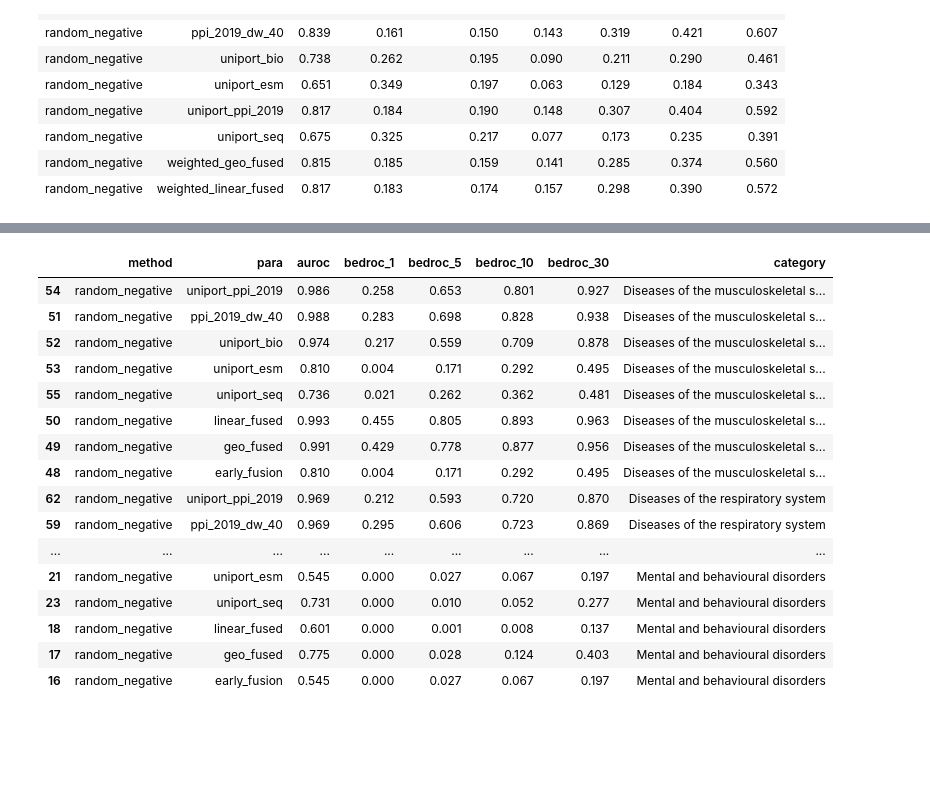
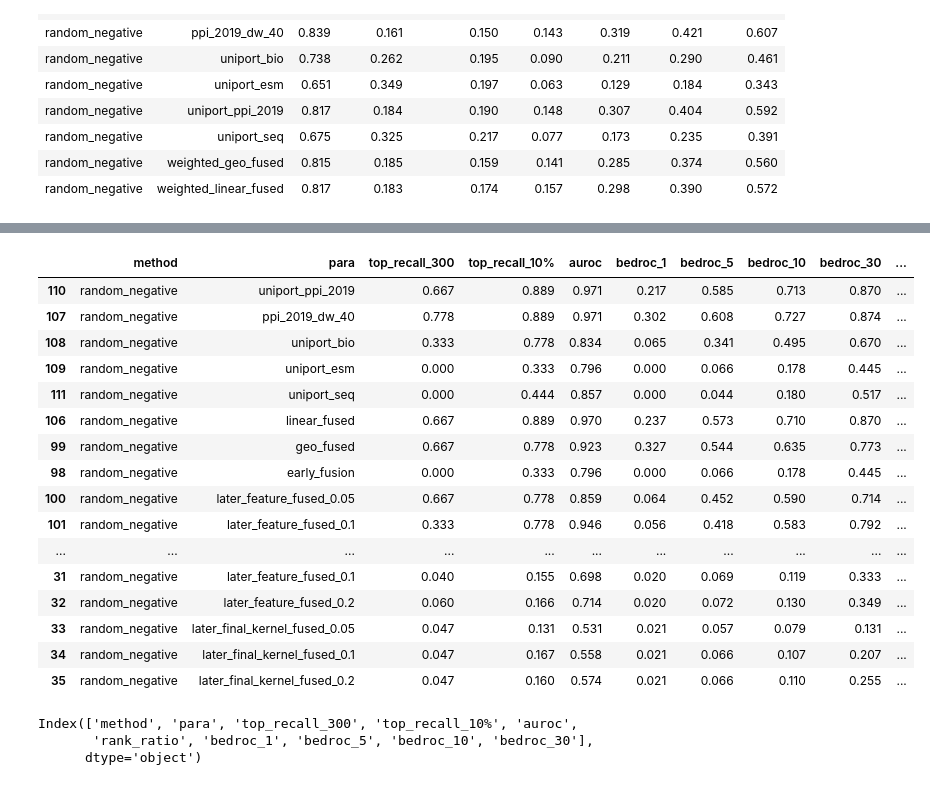
Before and after one commit to ZiyuZhang1/svm, a Jupyter notebook: codes/results_analysis_clear.ipynb, the cells around one changed output, grey strips where cells are left out. Saved outputs shown, nothing was run; the diff lists cells and outputs as text; code cells hidden in the pictures; blank space fills up the shorter version.

Commit message:
diffusion kernel, occ, all_fused

```diff
--- a/codes/results_analysis_clear.ipynb
+++ b/codes/results_analysis_clear.ipynb
@@ -64,10 +64,10 @@ def create_summary(results,col_name, fused):
                 'method': method,
                 'top_recall_25_mean': mean_values['top_recall_25'], 'top_recall_25_std': std_values['top_recall_25'],
                 'top_recall_300_mean': mean_values['top_recall_300'], 'top_recall_300_std': std_values['top_recall_300'],
-                'top_recall_10_mean': mean_values['top_recall_10%'], 'top_recall_10_std': std_values['top_recall_10%'],
+                'top_recall_10%_mean': mean_values['top_recall_10%'], 'top_recall_10%_std': std_values['top_recall_10%'],
                 'top_precision_10_mean': mean_values['top_precision_10%'], 'top_precision_10_std': std_values['top_precision_10%'],
                 'max_precision_10_mean': mean_values['max_precision_10%'], 'max_precision_10_std': std_values['max_precision_10%'],
-                'top_recall_30_mean': mean_values['top_recall_30%'], 'top_recall_10_std': std_values['top_recall_30%'],
+                'top_recall_30_mean': mean_values['top_recall_30%'], 'top_recall_30_std': std_values['top_recall_30%'],
                 'top_precision_30_mean': mean_values['top_precision_30%'], 'top_precision_10_std': std_values['top_precision_30%'],
                 'max_precision_30_mean': mean_values['max_precision_30%'], 'max_precision_10_std': std_values['max_precision_30%'],
                 'pm_0.5%': mean_values['pm_0.5%'], 'pm_0.5%_std': std_values['pm_0.5%'],
@@ -98,10 +98,10 @@ def create_summary(results,col_name, fused):
                 'para': paras[1],
                 'top_recall_25_mean': mean_values['top_recall_25'], 'top_recall_25_std': std_values['top_recall_25'],
                 'top_recall_300_mean': mean_values['top_recall_300'], 'top_recall_300_std': std_values['top_recall_300'],
-                'top_recall_10_mean': mean_values['top_recall_10%'], 'top_recall_10_std': std_values['top_recall_10%'],
+                'top_recall_10%_mean': mean_values['top_recall_10%'], 'top_recall_10%_std': std_values['top_recall_10%'],
                 'top_precision_10_mean': mean_values['top_precision_10%'], 'top_precision_10_std': std_values['top_precision_10%'],
                 'max_precision_10_mean': mean_values['max_precision_10%'], 'max_precision_10_std': std_values['max_precision_10%'],
-                'top_recall_30_mean': mean_values['top_recall_30%'], 'top_recall_10_std': std_values['top_recall_30%'],
+                'top_recall_30_mean': mean_values['top_recall_30%'], 'top_recall_30_std': std_values['top_recall_30%'],
                 'top_precision_30_mean': mean_values['top_precision_30%'], 'top_precision_10_std': std_values['top_precision_30%'],
                 'max_precision_30_mean': mean_values['max_precision_30%'], 'max_precision_10_std': std_values['max_precision_30%'],
                 'pm_0.5%': mean_values['pm_0.5%'], 'pm_0.5%_std': std_values['pm_0.5%'],
@@ -135,7 +135,7 @@ def show_table(root, ban_list, fnum, fused, input_weights):
             all_sum = create_summary(weight_df.drop(columns='weights'), ['method', 'para'], fused=True)
             show_df = all_sum.sort_values(by='method', ascending=True) \
                 .loc[:, all_sum.columns.str.contains(
-                    'method|para|auroc_mean|bedroc_1_mean|bedroc_5_mean|bedroc_10_mean|bedroc_30_mean|rank_ratio', case=False)] \
+                    'method|para|top_recall_300_mean|top_recall_10%_mean|auroc_mean|rank_ratio_mean|bedroc_1_mean|bedroc_5_mean|bedroc_10_mean|bedroc_30_mean', case=False)] \
                 .round(3).rename(columns=lambda x: x.replace('_mean', ''))
             display(HTML(show_df.to_html(index=False).replace('<table', '<table style="font-size:13px; white-space:nowrap;"')))
             return weight_df, show_df
@@ -143,7 +143,7 @@ def show_table(root, ban_list, fnum, fused, input_weights):
             all_sum = create_summary(final_result, ['method', 'para'], fused=True)
             show_df = all_sum.sort_values(by='method', ascending=True) \
                 .loc[:, all_sum.columns.str.contains(
-                    'method|para|auroc_mean|bedroc_1_mean|bedroc_5_mean|bedroc_10_mean|bedroc_30_mean| rank_ratio', case=False)] \
+                    'method|para|top_recall_300_mean|top_recall_10%_mean|auroc_mean|bedroc_1_mean|bedroc_5_mean|bedroc_10_mean|bedroc_30_mean|rank_ratio', case=False)] \
                 .round(3).rename(columns=lambda x: x.replace('_mean', ''))
             display(HTML(show_df.to_html(index=False).replace('<table', '<table style="font-size:13px; white-space:nowrap;"')))
             return final_result, show_df
@@ -220,7 +220,7 @@ def disease_catygory(results):
     final_df['category'] = pd.Categorical(final_df['category'], categories=category_order, ordered=True)
 
     show_df = final_df.sort_values(by=['category', 'auroc_mean'], ascending=[True, False]) \
-        .loc[:, final_df.columns.str.contains('method|auroc_mean|bedroc_1_mean|bedroc_5_mean|bedroc_10_mean|bedroc_30_mean|category', case=False)] \
+        .loc[:, final_df.columns.str.contains('method|para|top_recall_300_mean|top_recall_10%_mean|auroc_mean|rank_ratio_mean |bedroc_1_mean|bedroc_5_mean|bedroc_10_mean|bedroc_30_mean', case=False)] \
         .round(3) \
         .rename(columns=lambda x: x.replace('_mean', ''))
 
@@ -508,14 +559,30 @@ full_fused_2019 = full_fused_2019.round(3)
 # full_fused_2019 = full_fused_2019.rename(columns={'para': 'feature'})
 # feature_order = ['DL']
 
+# feature_order = ['uniport_ppi_2019', 'ppi_2019_dw_40', 'uniport_bio', 'uniport_esm', 'uniport_seq',
+#                  'linear_fused', 'geo_fused']
+
+# feature_order = ['uniport_ppi_2019', 'ppi_2019_dw_40', 'uniport_bio', 'uniport_esm', 'uniport_seq',
+#                  'linear_fused', 'geo_fused',
+#                  'later_feature_fused_0.05','later_feature_fused_0.1', 'later_feature_fused_0.2',
+#                  'later_final_kernel_fused_0.05', 'later_final_kernel_fused_0.1','later_final_kernel_fused_0.2']
+
 feature_order = ['uniport_ppi_2019', 'ppi_2019_dw_40', 'uniport_bio', 'uniport_esm', 'uniport_seq',
-                 'linear_fused', 'geo_fused','early_fusion']
+                 'linear_fused', 'geo_fused','early_fusion',
+                 'later_feature_fused_0.05','later_feature_fused_0.1', 'later_feature_fused_0.2',
+                 'later_final_kernel_fused_0.05', 'later_final_kernel_fused_0.1','later_final_kernel_fused_0.2']
+
+# feature_order = ['uniport_ppi_2019', 'ppi_2019_dw_40', 'uniport_bio', 'uniport_esm', 'uniport_seq',
+#                  'linear_fused', 'geo_fused','early_fusion']
 
 # feature_order = ['uniport_ppi_2019', 'ppi_2019_dw_40', 'uniport_bio', 'uniport_esm', 'uniport_seq',
 #                  'linear_fused', 'geo_fused','weighted_linear_fused','weighted_geo_fused','early_fusion']
 
 # feature_order = ['uniport_ppi_2017', 'ppi_2017_dw_80', 'uniport_exp', 'uniport_esm', 'uniport_seq',
 #                  'linear_fused', 'geo_fused','early_fusion']
+
+# feature_order = ['uniport_ppi_2017', 'ppi_2017_dw_80', 'uniport_exp', 'uniport_esm', 'uniport_seq',
+#                  'linear_fused', 'geo_fused']
 
 # feature_order = ['uniport_ppi_2017', 'ppi_2017_dw_80', 'uniport_exp', 'uniport_esm', 'uniport_seq',
 #                  'linear_fused', 'geo_fused','weighted_linear_fused','weighted_geo_fused','early_fusion']
@@ -610,7 +677,7 @@ category_order = final_df.groupby('category', observed=True)['auroc_mean'].mean(
 final_df['category'] = pd.Categorical(final_df['category'], categories=category_order, ordered=True)
 
 show_df = final_df.sort_values(by=['category', 'auroc_mean'], ascending=[True, False]) \
-    .loc[:, final_df.columns.str.contains('method|para|auroc_mean|bedroc_1_mean|bedroc_5_mean|bedroc_10_mean|bedroc_30_mean|category', case=False)] \
+    .loc[:, final_df.columns.str.contains('method|para|top_recall_300_mean|top_recall_10%_mean|auroc_mean|bedroc_1_mean|bedroc_5_mean|bedroc_10_mean|bedroc_30_mean|category', case=False)] \
     .round(3) \
     .rename(columns=lambda x: x.replace('_mean', ''))
 
@@ -631,56 +698,62 @@ base_colors = ['#ffdddd', '#dbf7db']
 category = show_df['category'].unique()
 color_map = {disease: base_colors[i % len(base_colors)] for i, disease in enumerate(category)}
 # %%
-target_cols = ['auroc', 'bedroc_1', 'bedroc_5', 'bedroc_10', 'bedroc_30']
+target_cols = ['top_recall_300','top_recall_10%','auroc', 'bedroc_1', 'bedroc_5', 'bedroc_10', 'bedroc_30']
 
 def combined_style2(df):
     styles = pd.DataFrame('', index=df.index, columns=df.columns)
 
     # Add background color row-wise
     for idx, row in df.iterrows():
         bg_color = color_map[row['category']]
         styles.loc[idx, :] = f'background-color: {bg_color};'
 
     # Highlight max in each group & each target column
     for category, group in df.groupby('category'):
         for col in target_cols:
             max_val = group[col].max()
             max_indices = group[group[col] == max_val].index
             for idx in max_indices:
                 styles.loc[idx, col] += ' color: red; font-weight: bold;'
 
     return styles
 
 
 numeric_cols = show_df.select_dtypes(include=['number']).columns
 
 # Apply styling and format ONLY numeric columns
 styled_df = (
     show_df.style
     .apply(combined_style2, axis=None)
     .format({col: "{:.3f}" for col in numeric_cols})
 )
 
 styled_df
 # styled_df.to_excel("/itf-fi-ml/shared/users/ziyuzh/svm/results/styled_2019_fused_weighted.xlsx", engine="openpyxl", index = False)
 # %% [output]
-|  | method | para | auroc | bedroc_1 | bedroc_5 | bedroc_10 | bedroc_30 | category |
-| 54 | random_negative | uniport_ppi_2019 | 0.986 | 0.258 | 0.653 | 0.801 | 0.927 | Diseases of the musculoskeletal s... |
-| 51 | random_negative | ppi_2019_dw_40 | 0.988 | 0.283 | 0.698 | 0.828 | 0.938 | Diseases of the musculoskeletal s... |
-| 52 | random_negative | uniport_bio | 0.974 | 0.217 | 0.559 | 0.709 | 0.878 | Diseases of the musculoskeletal s... |
-| 53 | random_negative | uniport_esm | 0.810 | 0.004 | 0.171 | 0.292 | 0.495 | Diseases of the musculoskeletal s... |
-| 55 | random_negative | uniport_seq | 0.736 | 0.021 | 0.262 | 0.362 | 0.481 | Diseases of the musculoskeletal s... |
-| 50 | random_negative | linear_fused | 0.993 | 0.455 | 0.805 | 0.893 | 0.963 | Diseases of the musculoskeletal s... |
-| 49 | random_negative | geo_fused | 0.991 | 0.429 | 0.778 | 0.877 | 0.956 | Diseases of the musculoskeletal s... |
-| 48 | random_negative | early_fusion | 0.810 | 0.004 | 0.171 | 0.292 | 0.495 | Diseases of the musculoskeletal s... |
-| 62 | random_negative | uniport_ppi_2019 | 0.969 | 0.212 | 0.593 | 0.720 | 0.870 | Diseases of the respiratory system |
-| 59 | random_negative | ppi_2019_dw_40 | 0.969 | 0.295 | 0.606 | 0.723 | 0.869 | Diseases of the respiratory system |
-| ... | ... | ... | ... | ... | ... | ... | ... | ... |
-| 21 | random_negative | uniport_esm | 0.545 | 0.000 | 0.027 | 0.067 | 0.197 | Mental and behavioural disorders |
-| 23 | random_negative | uniport_seq | 0.731 | 0.000 | 0.010 | 0.052 | 0.277 | Mental and behavioural disorders |
-| 18 | random_negative | linear_fused | 0.601 | 0.000 | 0.001 | 0.008 | 0.137 | Mental and behavioural disorders |
-| 17 | random_negative | geo_fused | 0.775 | 0.000 | 0.028 | 0.124 | 0.403 | Mental and behavioural disorders |
-| 16 | random_negative | early_fusion | 0.545 | 0.000 | 0.027 | 0.067 | 0.197 | Mental and behavioural disorders |
+|  | method | para | top_recall_300 | top_recall_10% | auroc | bedroc_1 | bedroc_5 | bedroc_10 | bedroc_30 | ... |
+| 110 | random_negative | uniport_ppi_2019 | 0.667 | 0.889 | 0.971 | 0.217 | 0.585 | 0.713 | 0.870 | ... |
+| 107 | random_negative | ppi_2019_dw_40 | 0.778 | 0.889 | 0.971 | 0.302 | 0.608 | 0.727 | 0.874 | ... |
+| 108 | random_negative | uniport_bio | 0.333 | 0.778 | 0.834 | 0.065 | 0.341 | 0.495 | 0.670 | ... |
+| 109 | random_negative | uniport_esm | 0.000 | 0.333 | 0.796 | 0.000 | 0.066 | 0.178 | 0.445 | ... |
+| 111 | random_negative | uniport_seq | 0.000 | 0.444 | 0.857 | 0.000 | 0.044 | 0.180 | 0.517 | ... |
+| 106 | random_negative | linear_fused | 0.667 | 0.889 | 0.970 | 0.237 | 0.573 | 0.710 | 0.870 | ... |
+| 99 | random_negative | geo_fused | 0.667 | 0.778 | 0.923 | 0.327 | 0.544 | 0.635 | 0.773 | ... |
+| 98 | random_negative | early_fusion | 0.000 | 0.333 | 0.796 | 0.000 | 0.066 | 0.178 | 0.445 | ... |
+| 100 | random_negative | later_feature_fused_0.05 | 0.667 | 0.778 | 0.859 | 0.064 | 0.452 | 0.590 | 0.714 | ... |
+| 101 | random_negative | later_feature_fused_0.1 | 0.333 | 0.778 | 0.946 | 0.056 | 0.418 | 0.583 | 0.792 | ... |
+| ... | ... | ... | ... | ... | ... | ... | ... | ... | ... | ... |
+| 31 | random_negative | later_feature_fused_0.1 | 0.040 | 0.155 | 0.698 | 0.020 | 0.069 | 0.119 | 0.333 | ... |
+| 32 | random_negative | later_feature_fused_0.2 | 0.060 | 0.166 | 0.714 | 0.020 | 0.072 | 0.130 | 0.349 | ... |
+| 33 | random_negative | later_final_kernel_fused_0.05 | 0.047 | 0.131 | 0.531 | 0.021 | 0.057 | 0.079 | 0.131 | ... |
+| 34 | random_negative | later_final_kernel_fused_0.1 | 0.047 | 0.167 | 0.558 | 0.021 | 0.066 | 0.107 | 0.207 | ... |
+| 35 | random_negative | later_final_kernel_fused_0.2 | 0.047 | 0.160 | 0.574 | 0.021 | 0.066 | 0.110 | 0.255 | ... |
+# %%
+all_avg_df.columns
+# %% [output]
+Index(['method', 'para', 'top_recall_300', 'top_recall_10%', 'auroc',
+       'rank_ratio', 'bedroc_1', 'bedroc_5', 'bedroc_10', 'bedroc_30'],
+      dtype='object')
 # %%
 all_avg_df = all_avg_df.set_index('para').loc[feature_order].reset_index()
 def highlight_max_font_red(s):
```
Also changed, not shown: parts of 8 cells of this notebook, 26 other files.
